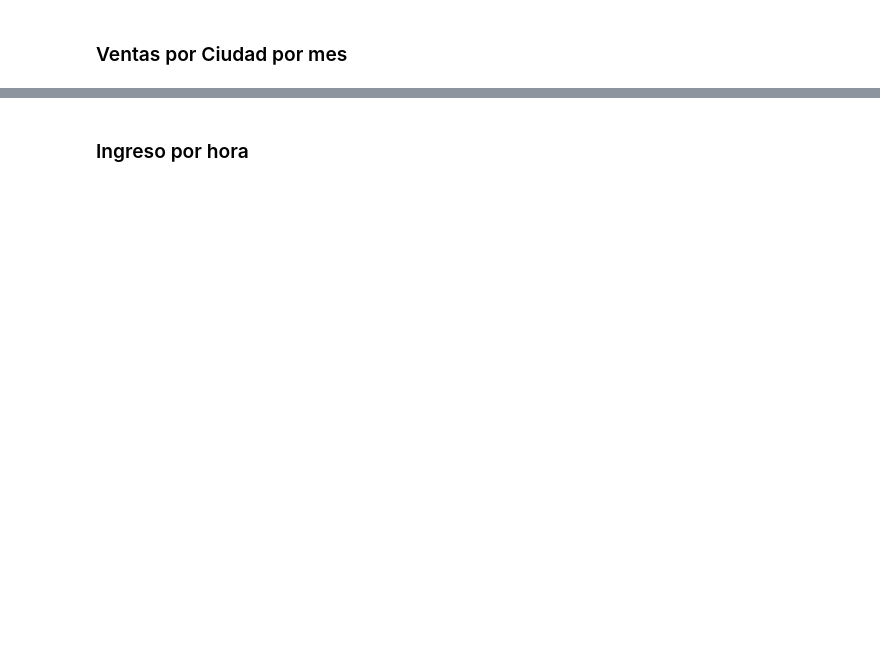
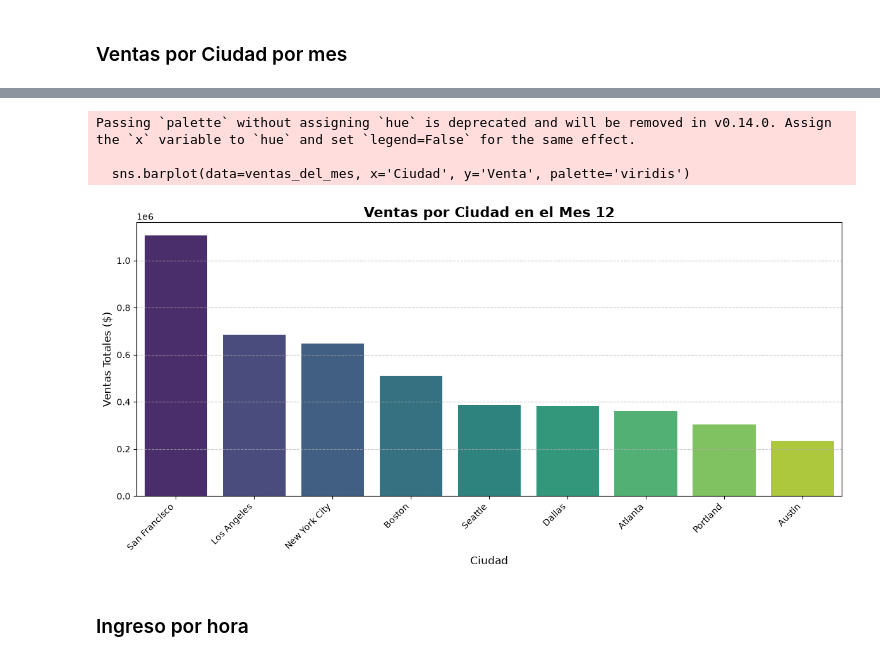
Before and after one commit to tanonibrenda/Laboratorio1, a Jupyter notebook: Laboratorio1_Grupo_Nro2.ipynb, the cells around one changed output, grey strips where cells are left out. Drawn from its saved outputs; the diff is of its cells as text; code cells hidden in the pictures; blank space fills up the shorter version.

```diff
--- a/Laboratorio1_Grupo_Nro2.ipynb
+++ b/Laboratorio1_Grupo_Nro2.ipynb
@@ -191,4 +403,7 @@ cant_habitantes = pd.DataFrame(cant_habitantes)
 
 
 # Extraer la Ciudad separando la cadena de texto por las comas
-df['Ciudad'] = df['Dirección de Envio'].apply(lambda x: str(x).split(',')[1].strip() if pd.notnull(x) else x)
+# df['Ciudad'] = df['Dirección de Envio'].apply(lambda x: str(x).split(',')[1].strip() if pd.notnull(x) else x)
+
+ventas_ciudad_mes = df.groupby(['Mes', 'Ciudad'])['Venta'].sum().reset_index()
+print(ventas_ciudad_mes)
@@ -194,0 +425,13 @@ df['Ciudad'] = df['Dirección de Envio'].apply(lambda x: str(x).split(',')[1].st
+# %%
+# 1.Elegir el mes
+mes_elegido = 12
+
+
+ventas_del_mes = ventas_ciudad_mes[ventas_ciudad_mes['Mes'] == mes_elegido]
+
+# 3. Ordena los resultados de mayor a menor para facilitar el análisis
+ventas_del_mes = ventas_del_mes.sort_values('Venta', ascending=False)
+
+# 4. Imprime el resultado mostrando solo Ciudad y Venta (el mes ya lo sabemos)
+print(f"--- Ventas por ciudad en el mes {mes_elegido} ---")
+print(ventas_del_mes[['Ciudad', 'Venta']])
@@ -195,3 +450,29 @@ df['Ciudad'] = df['Dirección de Envio'].apply(lambda x: str(x).split(',')[1].st
+# %%
+plt.figure(figsize=(12, 6))
+# Creamos el gráfico de barras usando el dataframe ya filtrado y ordenado
+sns.barplot(data=ventas_del_mes, x='Ciudad', y='Venta', palette='viridis')
+
+# Personalizamos los títulos y etiquetas
+plt.title(f'Ventas por Ciudad en el Mes {mes_elegido}', fontsize=16, fontweight='bold')
+plt.xlabel('Ciudad', fontsize=12)
+plt.ylabel('Ventas Totales ($)', fontsize=12)
+
+# Rotamos los nombres de las ciudades 45 grados para que no se superpongan
+plt.xticks(rotation=45, ha='right')
+
+# Agregamos una grilla horizontal sutil para facilitar la lectura de los valores
+plt.grid(axis='y', linestyle='--', alpha=0.7)
+
+# Ajustamos automáticamente los márgenes para que no se corte ningún texto
+plt.tight_layout()
+
+# Mostramos el gráfico
+plt.show()
+# %% [output]
+Passing `palette` without assigning `hue` is deprecated and will be removed in v0.14.0. Assign the `x` variable to `hue` and set `legend=False` for the same effect.
+
+  sns.barplot(data=ventas_del_mes, x='Ciudad', y='Venta', palette='viridis')
+[figure, added]
 # %% [markdown]
 ### Ingreso por hora
 # %%
```
Also changed, not shown: parts of 29 cells of this notebook, 1 other file.
